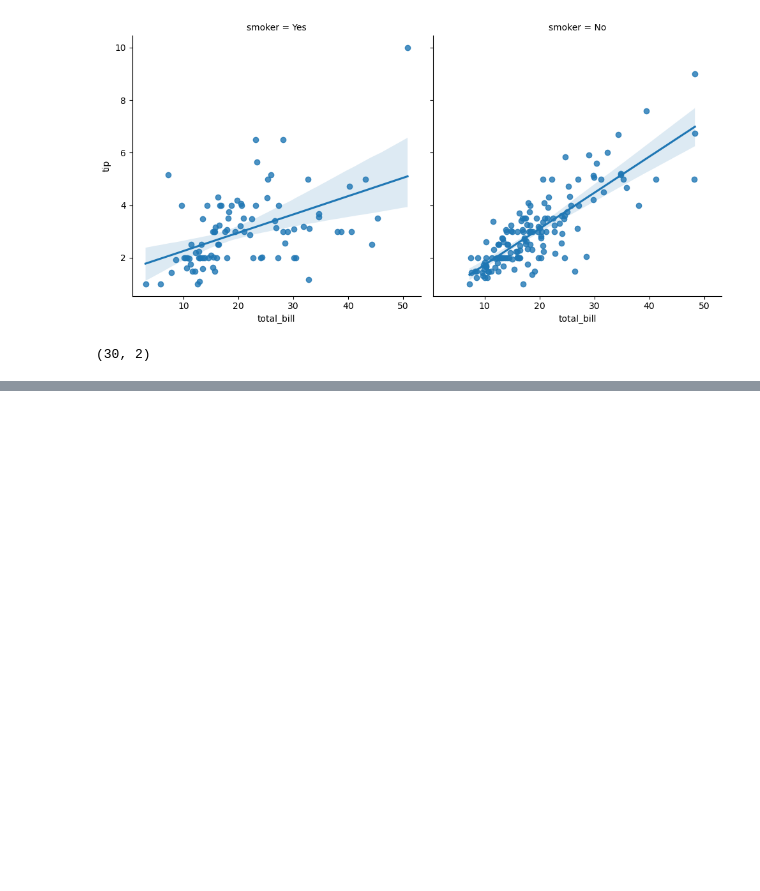
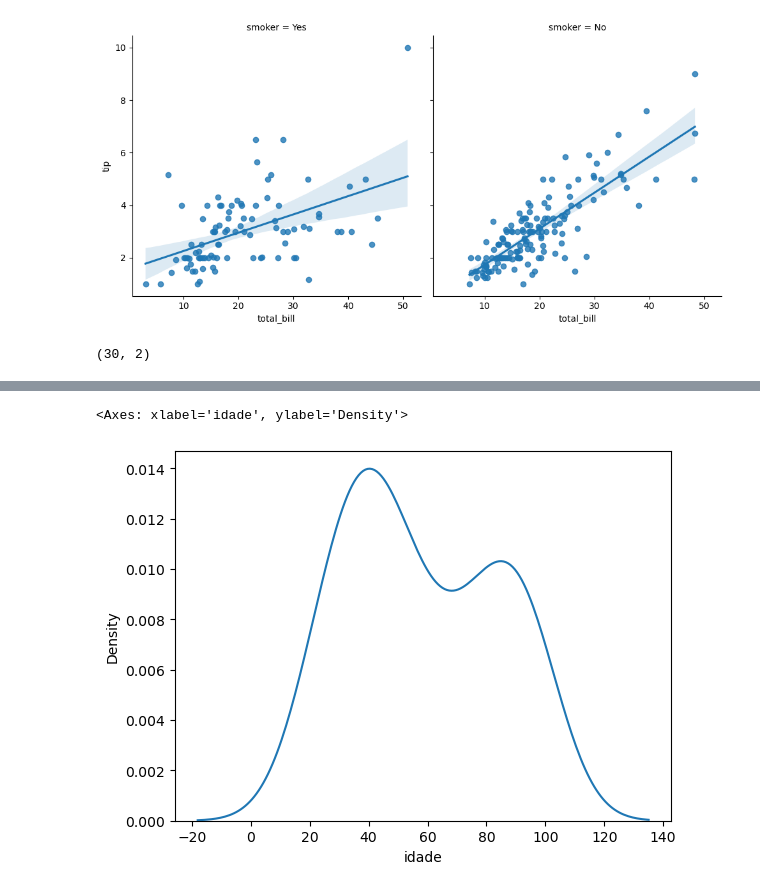
Before and after one commit to leandroclv/DSA_Python, a Jupyter notebook: POO/Seaborn.ipynb, the cells around one changed output, grey strips where cells are left out. Saved outputs shown, nothing was run; the diff lists cells and outputs as text; code cells hidden in the pictures; blank space fills up the shorter version.

```diff
--- a/POO/Seaborn.ipynb
+++ b/POO/Seaborn.ipynb
@@ -74,0 +79,6 @@ df.head()
+# %%
+#KDEplot
+sea.kdeplot(df.idade)
+# %% [output]
+<Axes: xlabel='idade', ylabel='Density'>
+[figure, added]
```
Also changed, not shown: parts of 16 cells of this notebook.
